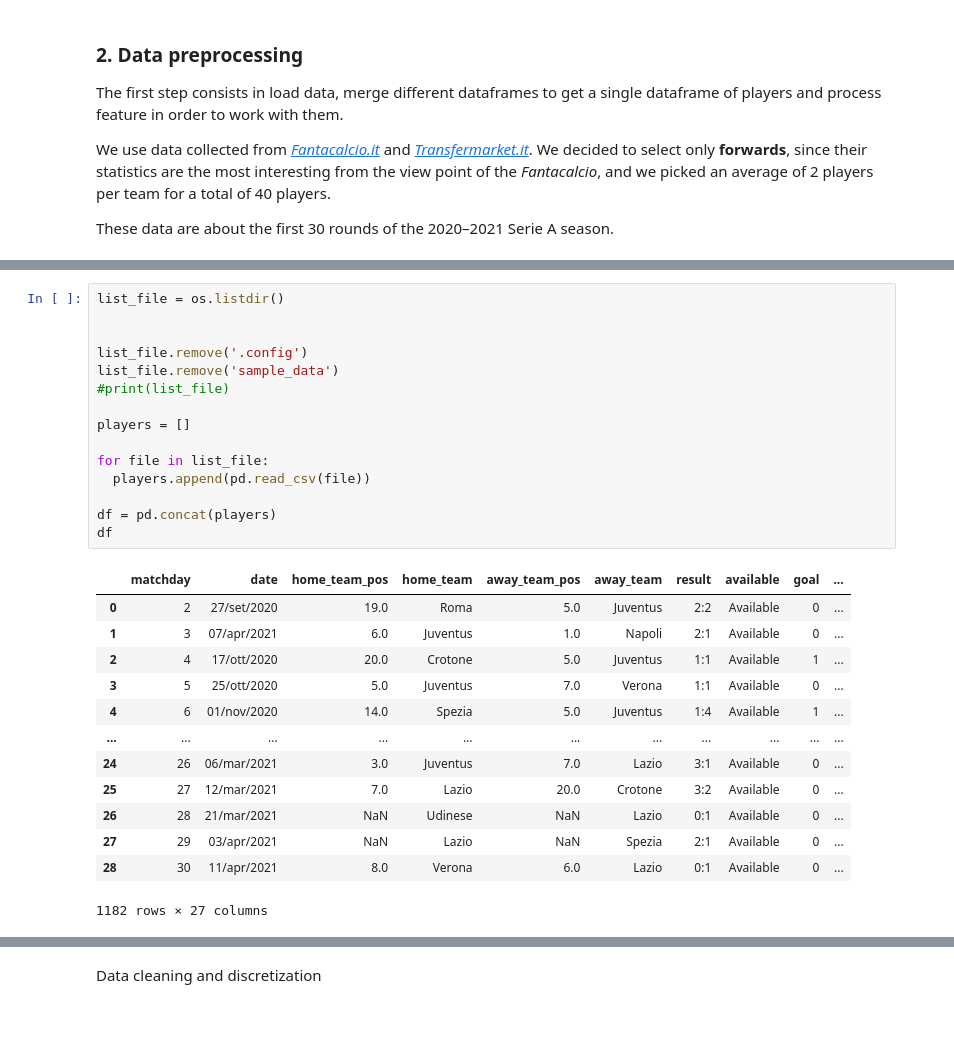
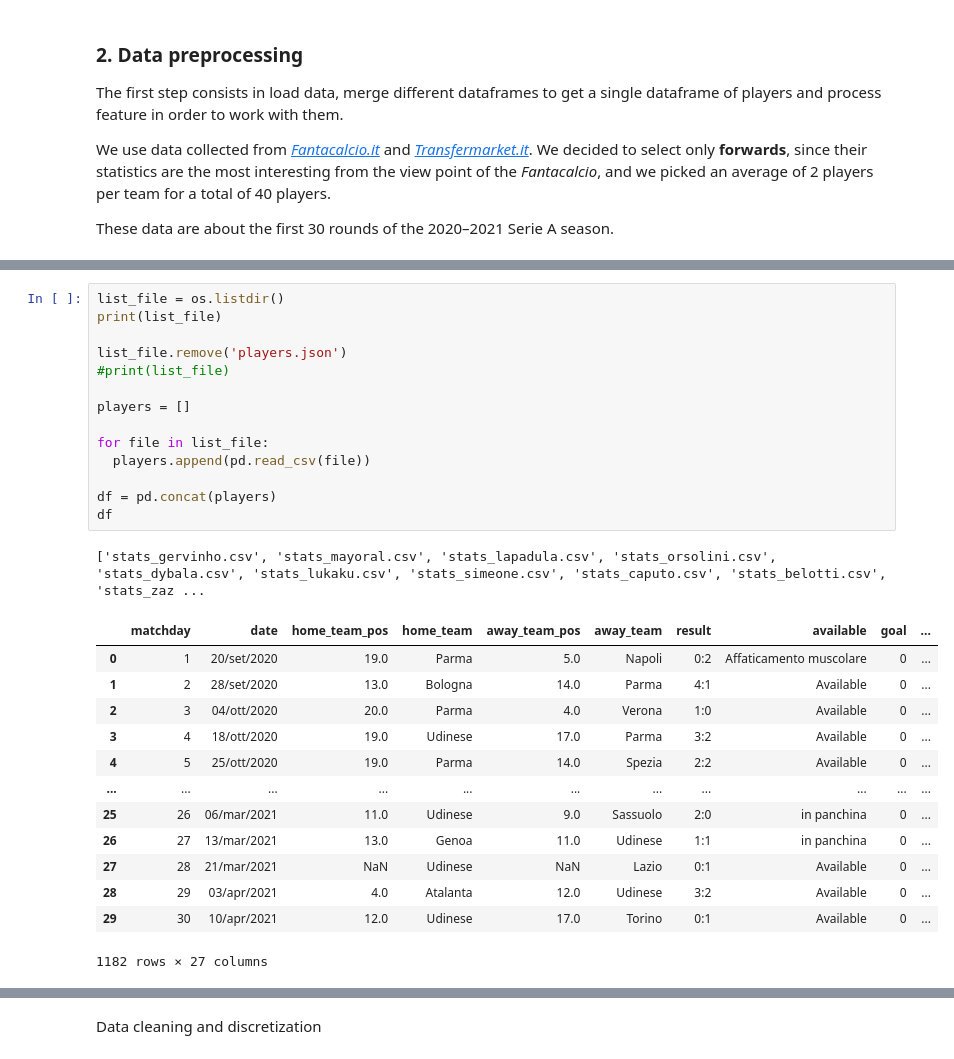
Before and after one commit to SalvoPisciotta/FantaBayesianNet, a Jupyter notebook: src/FantaBayesianNet.ipynb, the cells around one changed output, grey strips where cells are left out. Saved outputs shown, nothing was run; the diff lists cells and outputs as text; blank space fills up the shorter version.

```diff
--- a/src/FantaBayesianNet.ipynb
+++ b/src/FantaBayesianNet.ipynb
@@ -83,29 +77,29 @@ Saving stats_zaza.csv to stats_zaza.csv
 # %%
 list_file = os.listdir()
+print(list_file)
 
-
-list_file.remove('.config')
-list_file.remove('sample_data')
+list_file.remove('players.json')
 #print(list_file)
 
 players = []
 
 for file in list_file:
   players.append(pd.read_csv(file))
 
 df = pd.concat(players)
 df
 # %% [output]
+['stats_gervinho.csv', 'stats_mayoral.csv', 'stats_lapadula.csv', 'stats_orsolini.csv', 'stats_dybala.csv', 'stats_lukaku.csv', 'stats_simeone.csv', 'stats_caputo.csv', 'stats_belotti.csv', 'stats_zaz ...
 |  | matchday | date | home_team_pos | home_team | away_team_pos | away_team | result | available | goal | ... |
-| 0 | 2 | 27/set/2020 | 19.0 | Roma | 5.0 | Juventus | 2:2 | Available | 0 | ... |
-| 1 | 3 | 07/apr/2021 | 6.0 | Juventus | 1.0 | Napoli | 2:1 | Available | 0 | ... |
-| 2 | 4 | 17/ott/2020 | 20.0 | Crotone | 5.0 | Juventus | 1:1 | Available | 1 | ... |
-| 3 | 5 | 25/ott/2020 | 5.0 | Juventus | 7.0 | Verona | 1:1 | Available | 0 | ... |
-| 4 | 6 | 01/nov/2020 | 14.0 | Spezia | 5.0 | Juventus | 1:4 | Available | 1 | ... |
+| 0 | 1 | 20/set/2020 | 19.0 | Parma | 5.0 | Napoli | 0:2 | Affaticamento muscolare | 0 | ... |
+| 1 | 2 | 28/set/2020 | 13.0 | Bologna | 14.0 | Parma | 4:1 | Available | 0 | ... |
+| 2 | 3 | 04/ott/2020 | 20.0 | Parma | 4.0 | Verona | 1:0 | Available | 0 | ... |
+| 3 | 4 | 18/ott/2020 | 19.0 | Udinese | 17.0 | Parma | 3:2 | Available | 0 | ... |
+| 4 | 5 | 25/ott/2020 | 19.0 | Parma | 14.0 | Spezia | 2:2 | Available | 0 | ... |
 | ... | ... | ... | ... | ... | ... | ... | ... | ... | ... | ... |
-| 24 | 26 | 06/mar/2021 | 3.0 | Juventus | 7.0 | Lazio | 3:1 | Available | 0 | ... |
-| 25 | 27 | 12/mar/2021 | 7.0 | Lazio | 20.0 | Crotone | 3:2 | Available | 0 | ... |
-| 26 | 28 | 21/mar/2021 | NaN | Udinese | NaN | Lazio | 0:1 | Available | 0 | ... |
-| 27 | 29 | 03/apr/2021 | NaN | Lazio | NaN | Spezia | 2:1 | Available | 0 | ... |
-| 28 | 30 | 11/apr/2021 | 8.0 | Verona | 6.0 | Lazio | 0:1 | Available | 0 | ... |
+| 25 | 26 | 06/mar/2021 | 11.0 | Udinese | 9.0 | Sassuolo | 2:0 | in panchina | 0 | ... |
+| 26 | 27 | 13/mar/2021 | 13.0 | Genoa | 11.0 | Udinese | 1:1 | in panchina | 0 | ... |
+| 27 | 28 | 21/mar/2021 | NaN | Udinese | NaN | Lazio | 0:1 | Available | 0 | ... |
+| 28 | 29 | 03/apr/2021 | 4.0 | Atalanta | 12.0 | Udinese | 3:2 | Available | 0 | ... |
+| 29 | 30 | 10/apr/2021 | 12.0 | Udinese | 17.0 | Torino | 0:1 | Available | 0 | ... |
-1182 rows × 27 columns
+1182 rows × 27 columns
```
Also changed, not shown: parts of 26 cells of this notebook.
